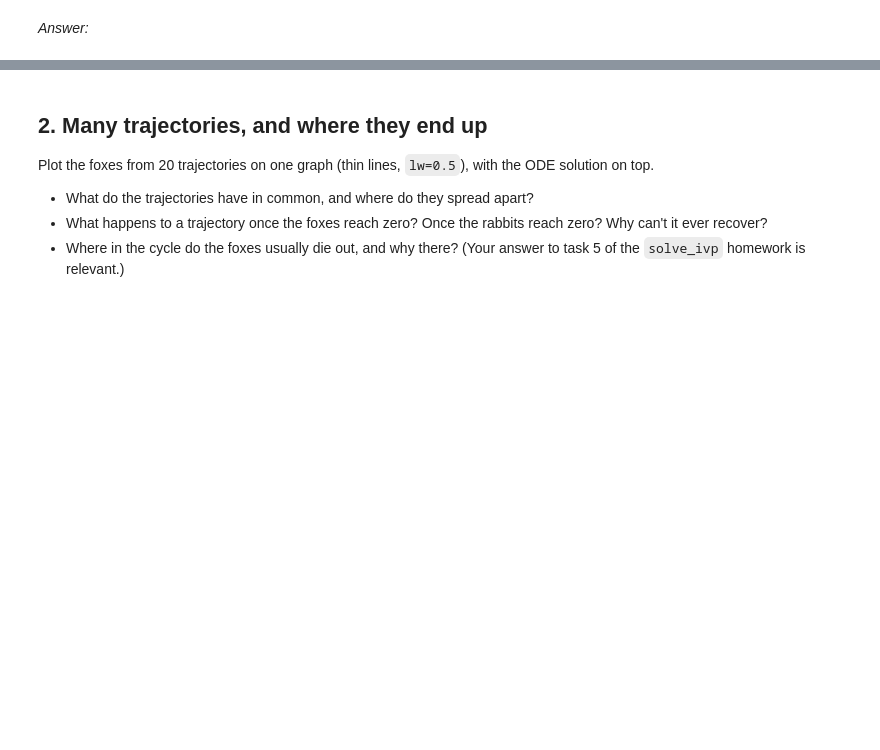
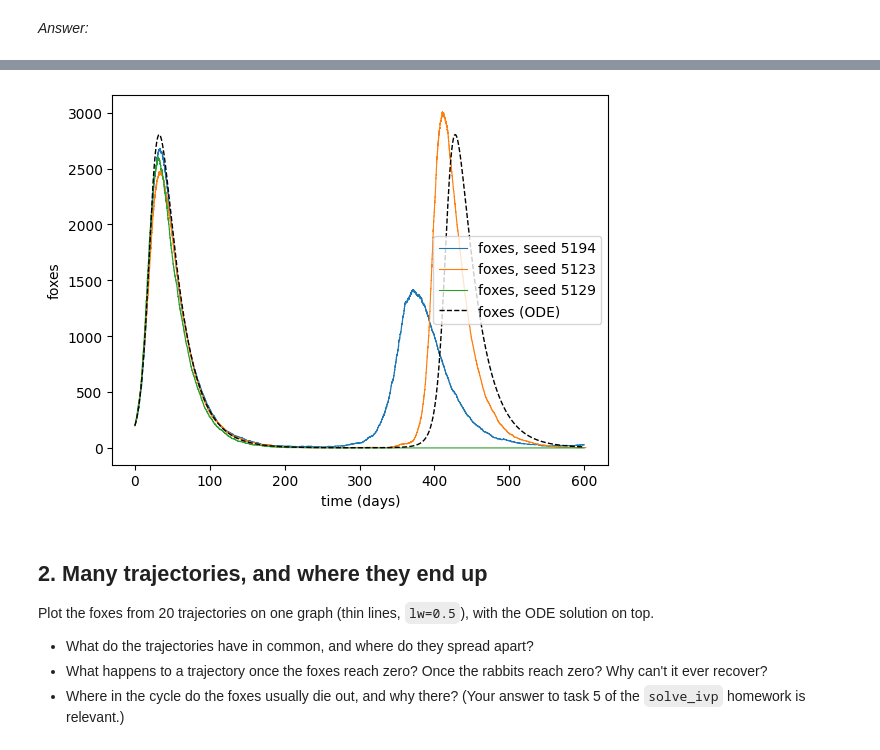
Before and after one commit to languenni/kinetic-monte-carlo, a Jupyter notebook: rabbits-and-foxes-kmc.ipynb, the cells around one changed output, grey strips where cells are left out. Cells and saved outputs as stored; diff of their text form; code cells hidden in the pictures; blank space fills up the shorter version.

```diff
--- a/rabbits-and-foxes-kmc.ipynb
+++ b/rabbits-and-foxes-kmc.ipynb
@@ -163,0 +164,86 @@ delta T = ln(1/u')/Q  * 24* 60= 35.2 minutes which is kinda funny
+# %%
+
+import random
+import numpy as np
+import matplotlib.pyplot as plt
+import scipy
+import sympy as sp
+
+def kmc(R0 = 400, F0 = 200, t_end = 600, rng = 5137):
+    rand = np.random.default_rng(rng)
+    times = [0.0]
+    rabbits = [R0]
+    foxes = [F0]
+
+    t = 0.0
+    Rab = R0
+    Fox = F0
+
+    while t < t_end:
+        R1 = k1*Rab      # rabbit born
+        R2 = k2*Rab*Fox  # rabbit eaten
+        R3 = k3*Rab*Fox  # fox born
+        R4 = k4*Fox      # fox dies
+
+        Q = R1 + R2 + R3 + R4
+        if Q == 0:
+            break  # nothing more can happen
+
+        # boundary markers for where Q*u will land
+        B1 = R1
+        B2 = R1 + R2
+        B3 = R1 + R2 + R3
+
+        u = 1.0 - rand.random()  # rng.random() is in [0, 1), so u is in (0, 1]
+        Qu = Q*u
+
+        # each event changes a population by exactly one
+        if Qu <= B1:
+            Rab = Rab + 1
+        elif Qu <= B2:
+            Rab = Rab - 1
+        elif Qu <= B3:
+            Fox = Fox + 1
+        elif Qu <= Q:
+            Fox = Fox - 1
+        else:
+            raise ValueError(f"Qu = {Qu} is not one of the four events (Q = {Q})")
+
+        if Rab < 0 or Fox < 0:
+            raise ValueError(f"negative population at t = {t}: R = {Rab}, F = {Fox}")
+
+        uprim = 1.0 - rand.random()
+        dT = np.log(1/uprim)/Q  # days
+        t = t + dT
+
+        times.append(t)
+        rabbits.append(Rab)
+        foxes.append(Fox)
+
+    return np.array(times), np.array(rabbits), np.array(foxes)
+
+
+start = time.perf_counter() #ai used to count time
+times, rabbits, foxes = kmc()
+elapsed = time.perf_counter() - start #ai used to count ime
+print(f'{len(times) - 1} events in {elapsed:.3f} s')
+
+plt.step(times, rabbits, where="post", label="rabbits (KMC)")
+plt.step(times, foxes, where="post", label="foxes (KMC)")
+plt.plot(t_ode, R_ode, "k--", lw=1, label="rabbits (ODE)")
+plt.plot(t_ode, F_ode, "k:", lw=1, label="foxes (ODE)")
+plt.xlabel("time (days)")
+plt.ylabel("population")
+plt.legend()
+plt.show()
+
+# a few more seeds, to compare with the ODE
+for seed in [5194, 5123, 5129]:
+    t_s, R_s, F_s = kmc(400, 200, t_end, seed)
+    plt.step(t_s, F_s, where="post", lw=0.8, label=f"foxes, seed {seed}")
+plt.plot(t_ode, F_ode, "k--", lw=1, label="foxes (ODE)")
+plt.xlabel("time (days)")
+plt.ylabel("foxes")
+plt.legend()
+plt.show()
+# %% [output]
@@ -164,3 +252,4 @@ delta T = ln(1/u')/Q  * 24* 60= 35.2 minutes which is kinda funny
+[figure, added]
 # %% [markdown]
 ## 2. Many trajectories, and where they end up
 
```
Also changed, not shown: parts of 7 cells of this notebook.
